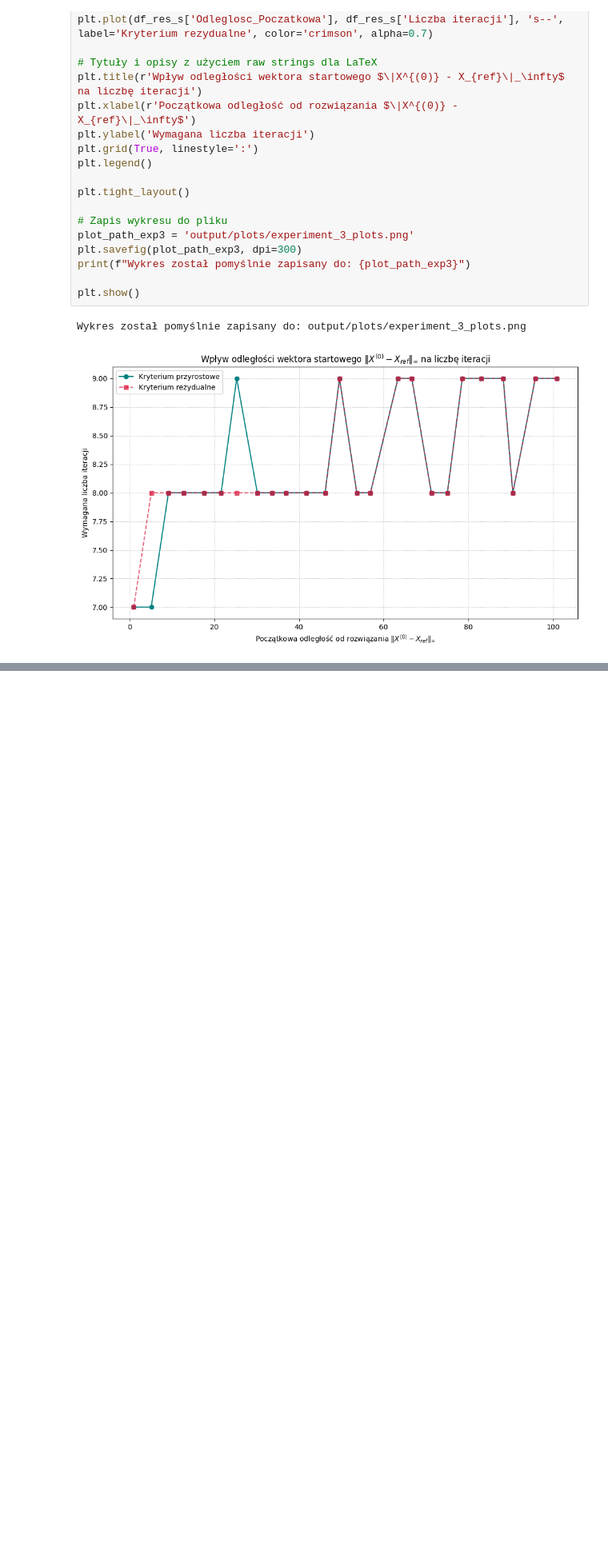
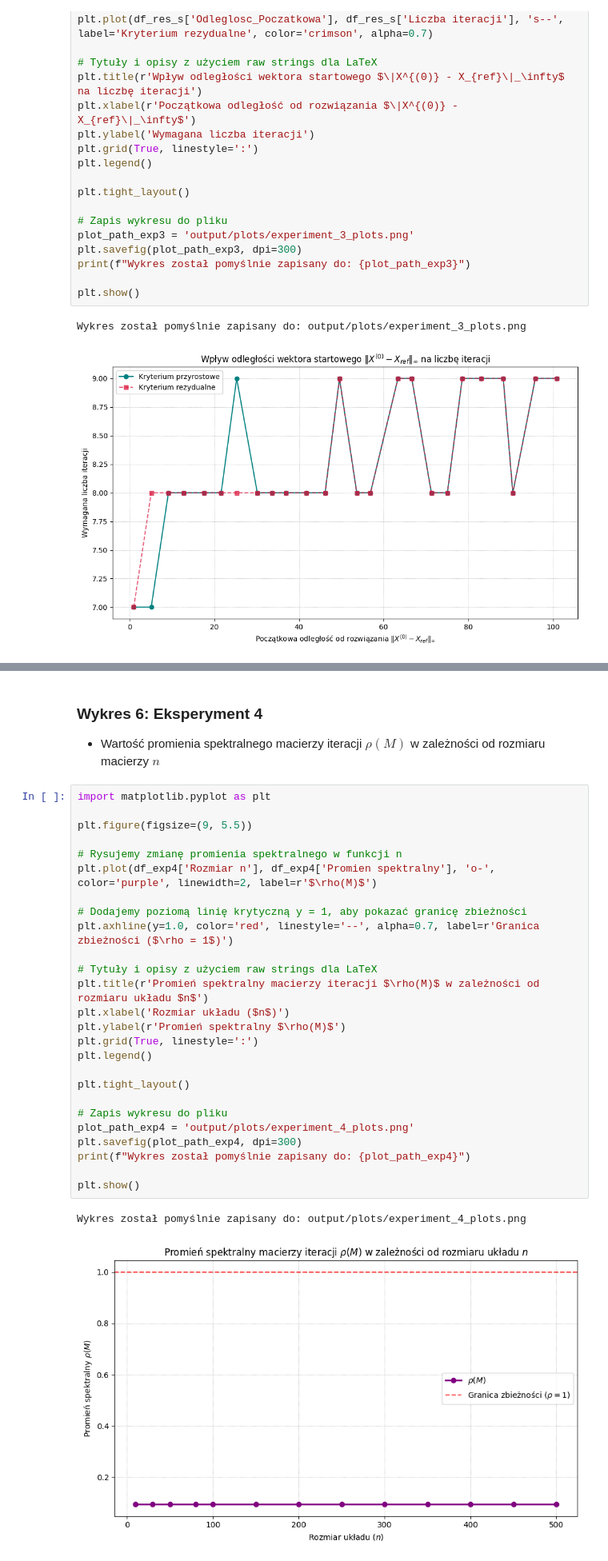
Before and after one commit to Veexeq/MOwNiT, a Jupyter notebook: lab9-linear-systems-v2/main.ipynb, the cells around one changed output, grey strips where cells are left out. Shown at 80% size. Saved outputs shown, nothing was run; the diff lists cells and outputs as text; blank space fills up the shorter version.

Commit message:
Added experiment 4, its visualization. Added takeaways from all of the experiments

```diff
--- a/lab9-linear-systems-v2/main.ipynb
+++ b/lab9-linear-systems-v2/main.ipynb
@@ -538,0 +634,32 @@ Wykres został pomyślnie zapisany do: output/plots/experiment_3_plots.png
+# %% [markdown]
+### Wykres 6: Eksperyment 4
+* Wartość promienia spektralnego macierzy iteracji $\rho(M)$ w zależności od rozmiaru macierzy $n$
+# %%
+import matplotlib.pyplot as plt
+
+plt.figure(figsize=(9, 5.5))
+
+# Rysujemy zmianę promienia spektralnego w funkcji n
+plt.plot(df_exp4['Rozmiar n'], df_exp4['Promien spektralny'], 'o-', color='purple', linewidth=2, label=r'$\rho(M)$')
+
+# Dodajemy poziomą linię krytyczną y = 1, aby pokazać granicę zbieżności
+plt.axhline(y=1.0, color='red', linestyle='--', alpha=0.7, label=r'Granica zbieżności ($\rho = 1$)')
+
+# Tytuły i opisy z użyciem raw strings dla LaTeX
+plt.title(r'Promień spektralny macierzy iteracji $\rho(M)$ w zależności od rozmiaru układu $n$')
+plt.xlabel('Rozmiar układu ($n$)')
+plt.ylabel(r'Promień spektralny $\rho(M)$')
+plt.grid(True, linestyle=':')
+plt.legend()
+
+plt.tight_layout()
+
+# Zapis wykresu do pliku
+plot_path_exp4 = 'output/plots/experiment_4_plots.png'
+plt.savefig(plot_path_exp4, dpi=300)
+print(f"Wykres został pomyślnie zapisany do: {plot_path_exp4}")
+
+plt.show()
+# %% [output]
+Wykres został pomyślnie zapisany do: output/plots/experiment_4_plots.png
+[figure, added]
```
Also changed, not shown: parts of 6 cells of this notebook, 2 other files.
